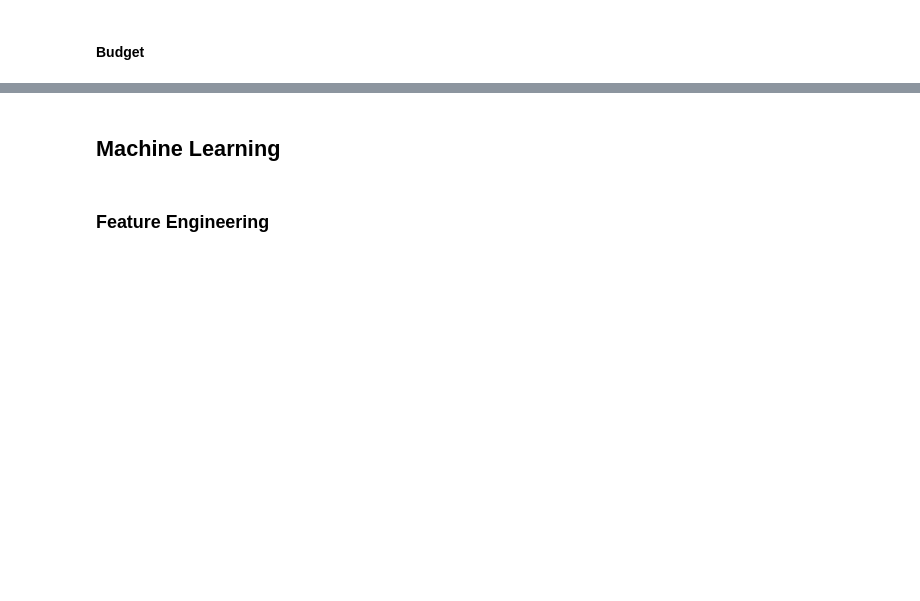
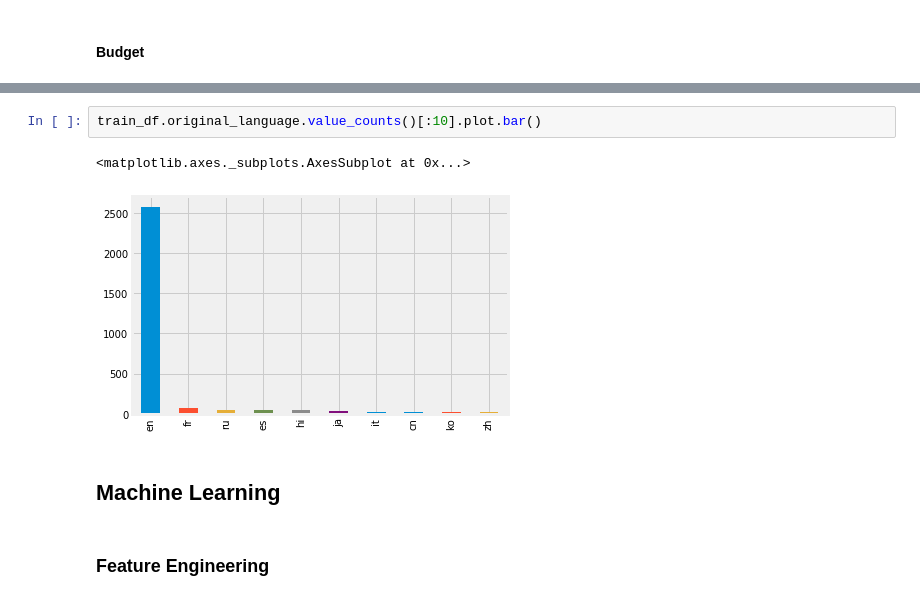
Before and after one commit to praxitelisk/TMDB-Box-Office-Prediction, a Jupyter notebook: TMDB Box Office Prediction EDA + ML.ipynb, the cells around one changed output, grey strips where cells are left out. Saved outputs shown, nothing was run; the diff lists cells and outputs as text; blank space fills up the shorter version.

```diff
--- a/TMDB Box Office Prediction EDA + ML.ipynb
+++ b/TMDB Box Office Prediction EDA + ML.ipynb
@@ -108,3 +142,8 @@ ______________________________
+# %%
+train_df.original_language.value_counts()[:10].plot.bar()
+# %% [output]
+<matplotlib.axes._subplots.AxesSubplot at 0x...>
+[figure, added]
 # %% [markdown]
 ## Machine Learning
 # %% [markdown]
```
Also changed, not shown: parts of 10 cells of this notebook.
